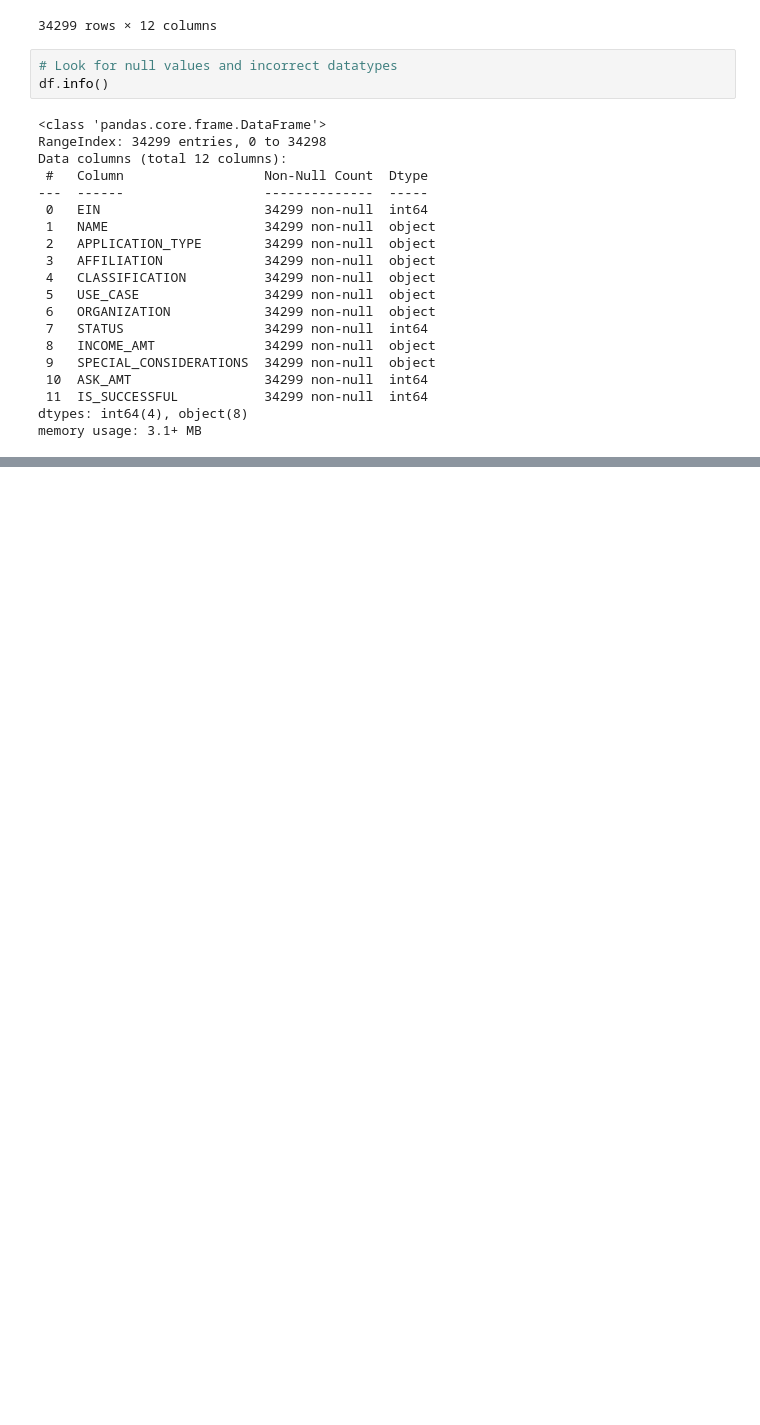
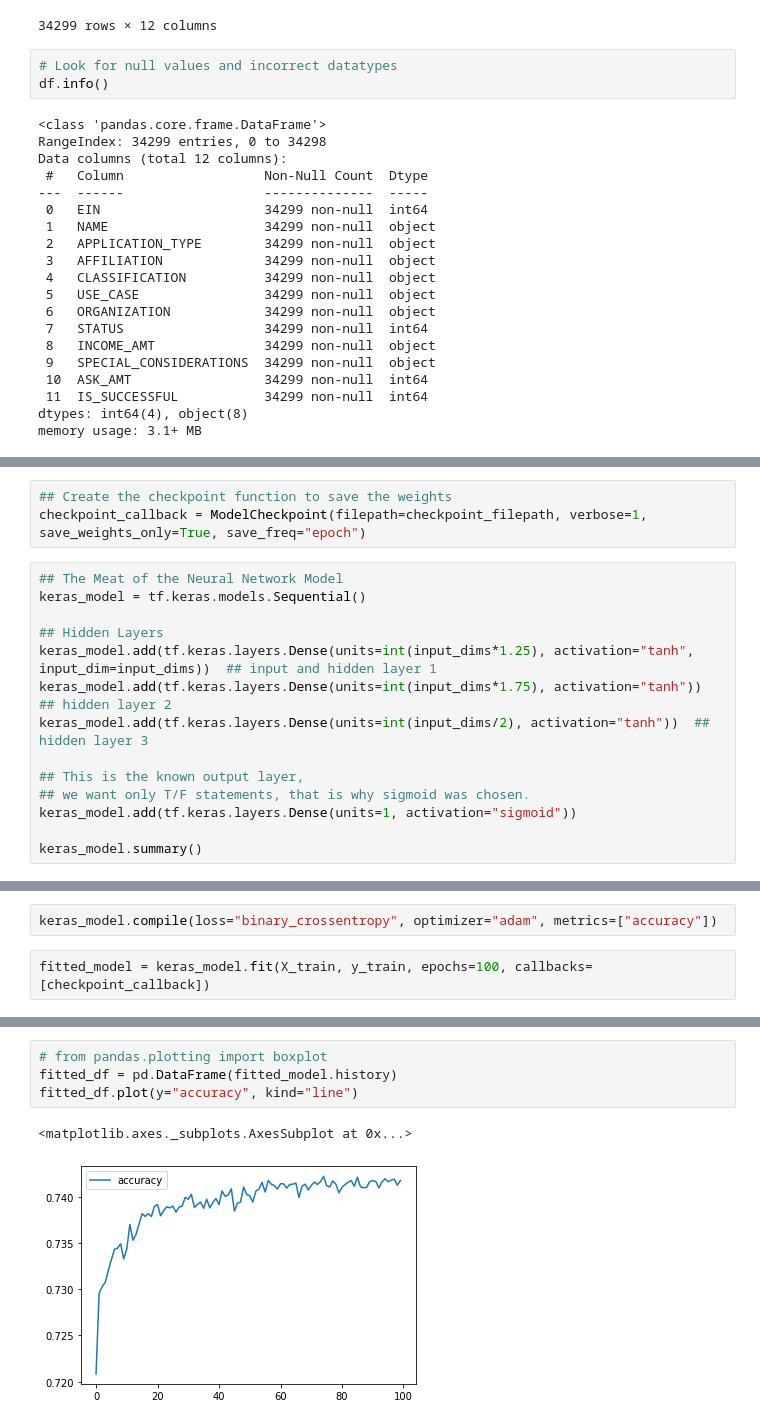
Before and after one commit to Bag0niku/Neural_Network_Charity_Analysis, a Jupyter notebook: Charity_Funding_Neural_Network.ipynb, the cells around one changed output, grey strips where cells are left out. Cells and saved outputs as stored; diff of their text form; blank space fills up the shorter version.

```diff
--- a/Charity_Funding_Neural_Network.ipynb
+++ b/Charity_Funding_Neural_Network.ipynb
@@ -194,0 +299,17 @@ _________________________________________________________________
+# %%
+## Create the checkpoint function to save the weights
+checkpoint_callback = ModelCheckpoint(filepath=checkpoint_filepath, verbose=1, save_weights_only=True, save_freq="epoch")
+# %%
+## The Meat of the Neural Network Model
+keras_model = tf.keras.models.Sequential()
+
+## Hidden Layers
+keras_model.add(tf.keras.layers.Dense(units=int(input_dims*1.25), activation="tanh", input_dim=input_dims))  ## input and hidden layer 1
+keras_model.add(tf.keras.layers.Dense(units=int(input_dims*1.75), activation="tanh"))  ## hidden layer 2
+keras_model.add(tf.keras.layers.Dense(units=int(input_dims/2), activation="tanh"))  ## hidden layer 3
+
+## This is the known output layer,
+## we want only T/F statements, that is why sigmoid was chosen.
+keras_model.add(tf.keras.layers.Dense(units=1, activation="sigmoid"))
+
+keras_model.summary()
@@ -194,0 +334,4 @@ _________________________________________________________________
+# %%
+keras_model.compile(loss="binary_crossentropy", optimizer="adam", metrics=["accuracy"])
+# %%
+fitted_model = keras_model.fit(X_train, y_train, epochs=100, callbacks=[checkpoint_callback])
@@ -194,0 +356,7 @@ _________________________________________________________________
+# %%
+# from pandas.plotting import boxplot
+fitted_df = pd.DataFrame(fitted_model.history)
+fitted_df.plot(y="accuracy", kind="line")
+# %% [output]
+<matplotlib.axes._subplots.AxesSubplot at 0x...>
+[figure, added]
```
Also changed, not shown: parts of 30 cells of this notebook.
